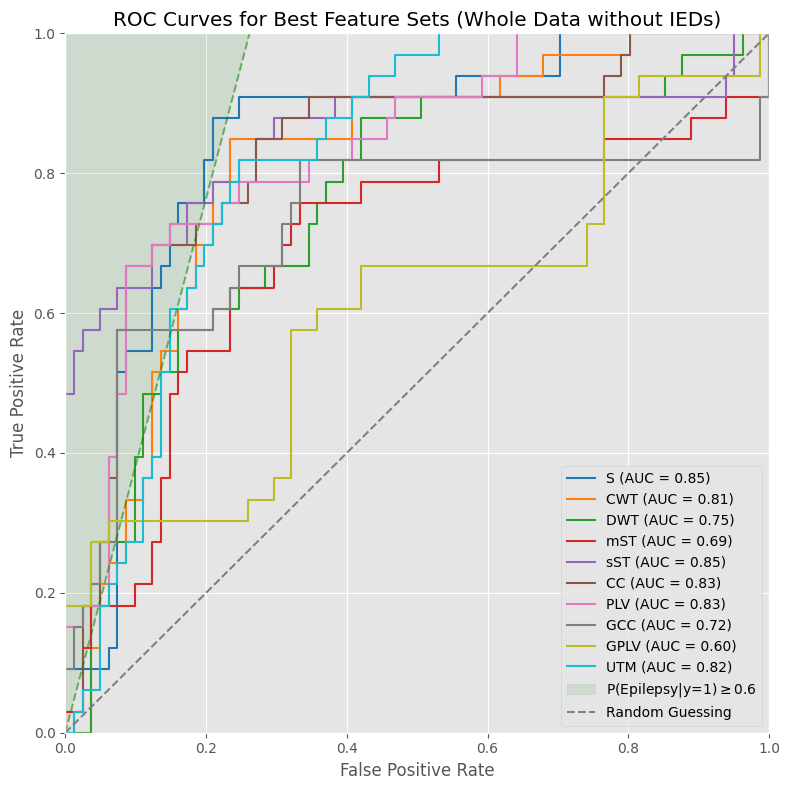
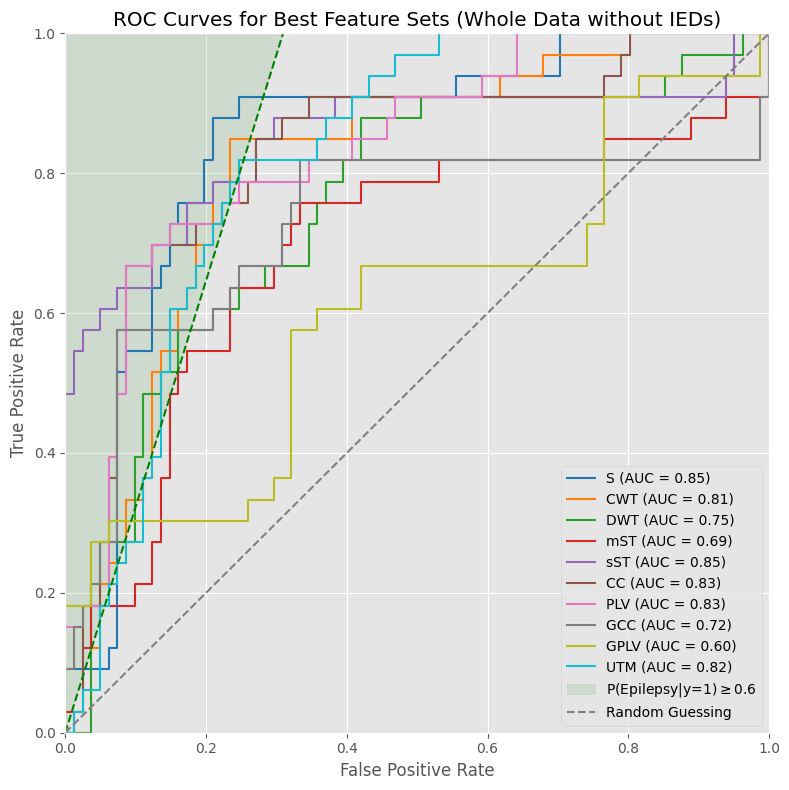
The change to this notebook cell's code, shown as a diff; its figure went from the first image to the second:
--- before
+++ after
@@ -37,4 +37,9 @@
     print(f'{feature_type} Pooled AUC: {auc_pooled:.2f}, average AUC: {metrics.auc(fpr, tpr):.2f}')
 
+slope=compute_threshold_slope(13,28,0.6)
+# plot a line with this slope, limit the y axis to [0, 1]
+plt.plot([0, 1], [0, slope], '--', color='green')
+plt.fill_between([0, 1], [0, slope],[1, slope], color='green', alpha=0.1, label=f'P(Epilepsy|y=1)$\geq$0.6')
+
 plt.title('ROC Curves for Best Feature Sets (Whole Data with IEDs)')
 

Commit: Adjusted ensemble scripts for TUH dataset